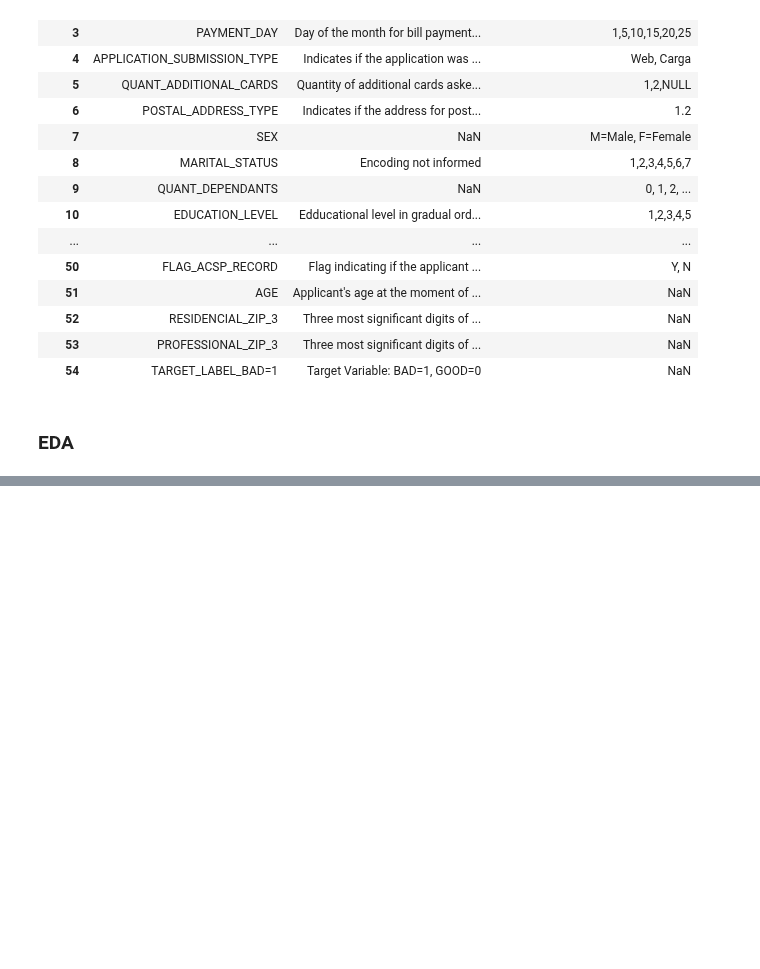
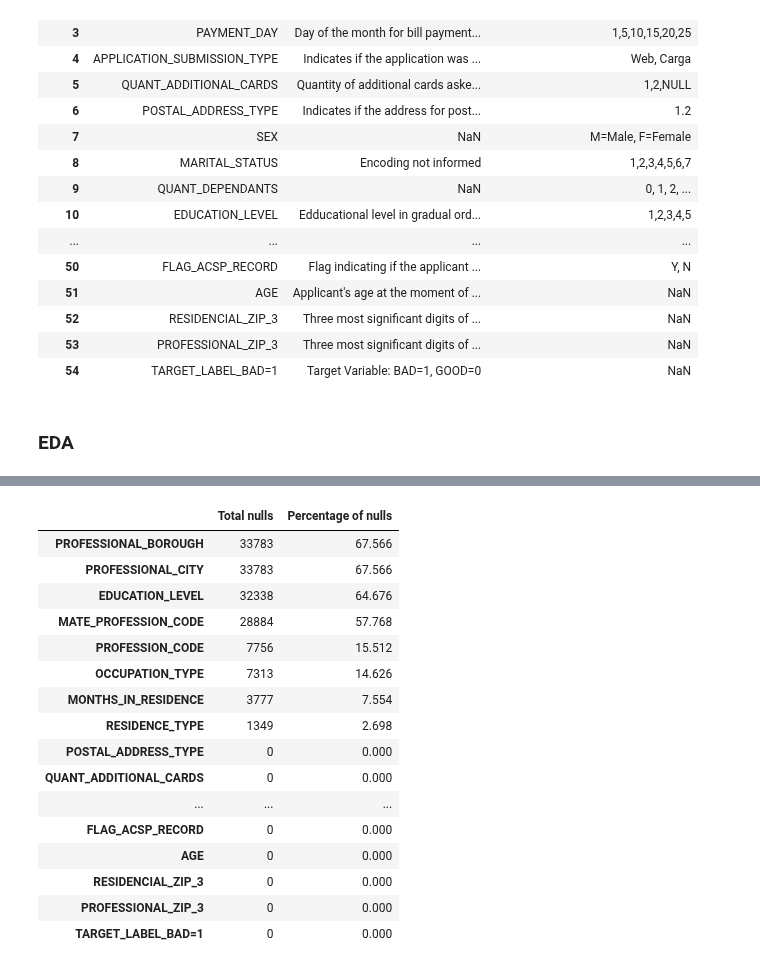
Before and after one commit to tutecode/credit-risk-analysis, a Jupyter notebook: to_push.ipynb, the cells around one changed output, grey strips where cells are left out. Cells and saved outputs as stored; diff of their text form; code cells hidden in the pictures; blank space fills up the shorter version.

```diff
--- a/to_push.ipynb
+++ b/to_push.ipynb
@@ -60,0 +145,20 @@ columns_description
+# %%
+pd.concat([app_train.isna().sum(),app_train.isna().sum()/len(app_train)*100],axis=1,keys=['Total nulls','Percentage of nulls']).sort_values("Percentage of nulls", ascending=False)
+# %% [output]
+|  | Total nulls | Percentage of nulls |
+| PROFESSIONAL_BOROUGH | 33783 | 67.566 |
+| PROFESSIONAL_CITY | 33783 | 67.566 |
+| EDUCATION_LEVEL | 32338 | 64.676 |
+| MATE_PROFESSION_CODE | 28884 | 57.768 |
+| PROFESSION_CODE | 7756 | 15.512 |
+| OCCUPATION_TYPE | 7313 | 14.626 |
+| MONTHS_IN_RESIDENCE | 3777 | 7.554 |
+| RESIDENCE_TYPE | 1349 | 2.698 |
+| POSTAL_ADDRESS_TYPE | 0 | 0.000 |
+| QUANT_ADDITIONAL_CARDS | 0 | 0.000 |
+| ... | ... | ... |
+| FLAG_ACSP_RECORD | 0 | 0.000 |
+| AGE | 0 | 0.000 |
+| RESIDENCIAL_ZIP_3 | 0 | 0.000 |
+| PROFESSIONAL_ZIP_3 | 0 | 0.000 |
+| TARGET_LABEL_BAD=1 | 0 | 0.000 |
```
Also changed, not shown: parts of 11 cells of this notebook, 2 other files.
